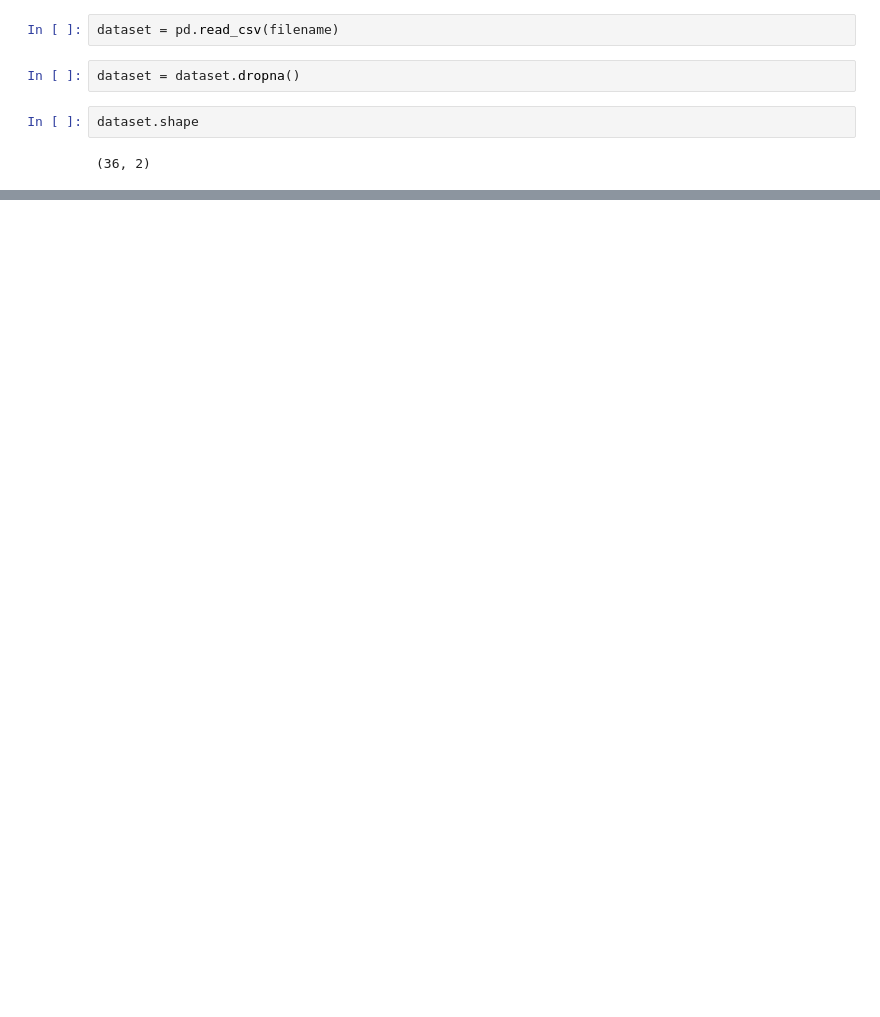
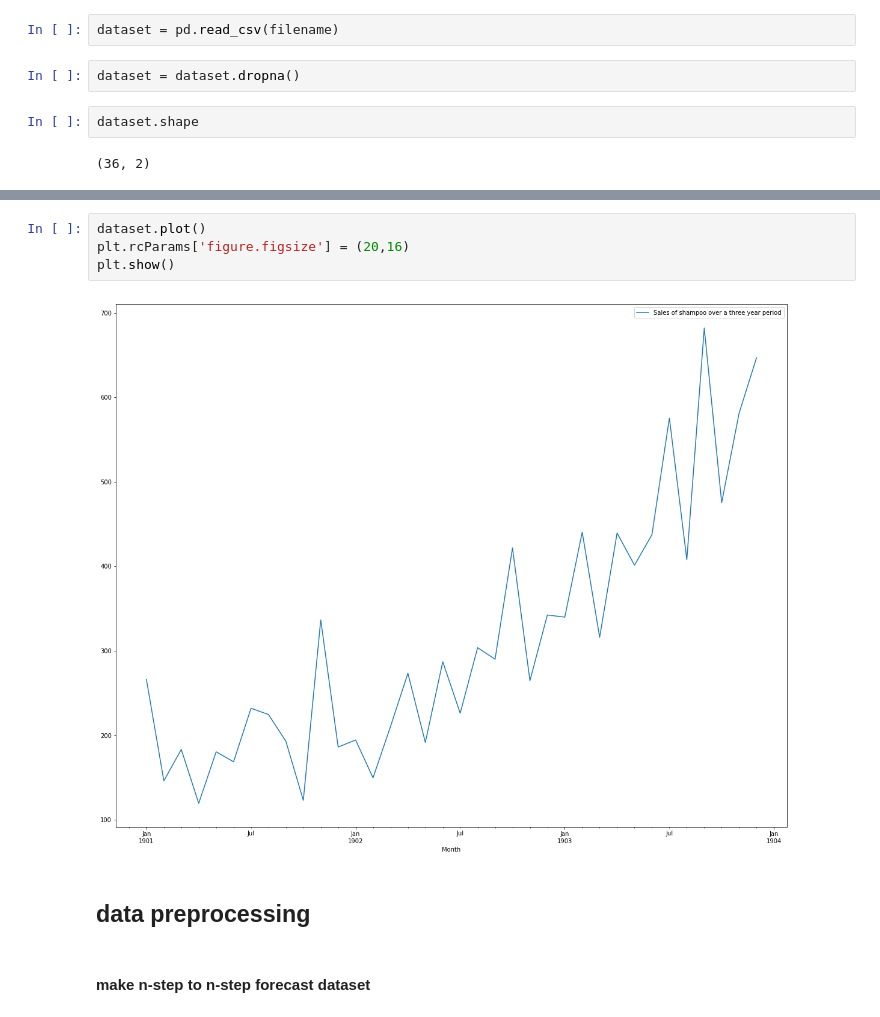
Before and after one commit to yoonkt200/tutorial-keras-deeplearning, a Jupyter notebook: 04-RNN-keras/keras-lstm-tutorial.ipynb, the cells around one changed output, grey strips where cells are left out. Drawn from its saved outputs; the diff is of its cells as text; blank space fills up the shorter version.

```diff
--- a/04-RNN-keras/keras-lstm-tutorial.ipynb
+++ b/04-RNN-keras/keras-lstm-tutorial.ipynb
@@ -28,0 +54,10 @@ dataset.head()
+# %%
+dataset.plot()
+plt.rcParams['figure.figsize'] = (20,16)
+plt.show()
+# %% [output]
+[figure, added]
+# %% [markdown]
+## data preprocessing
+# %% [markdown]
+#### make n-step to n-step forecast dataset
```
Also changed, not shown: parts of 13 cells of this notebook, 3 other files.
